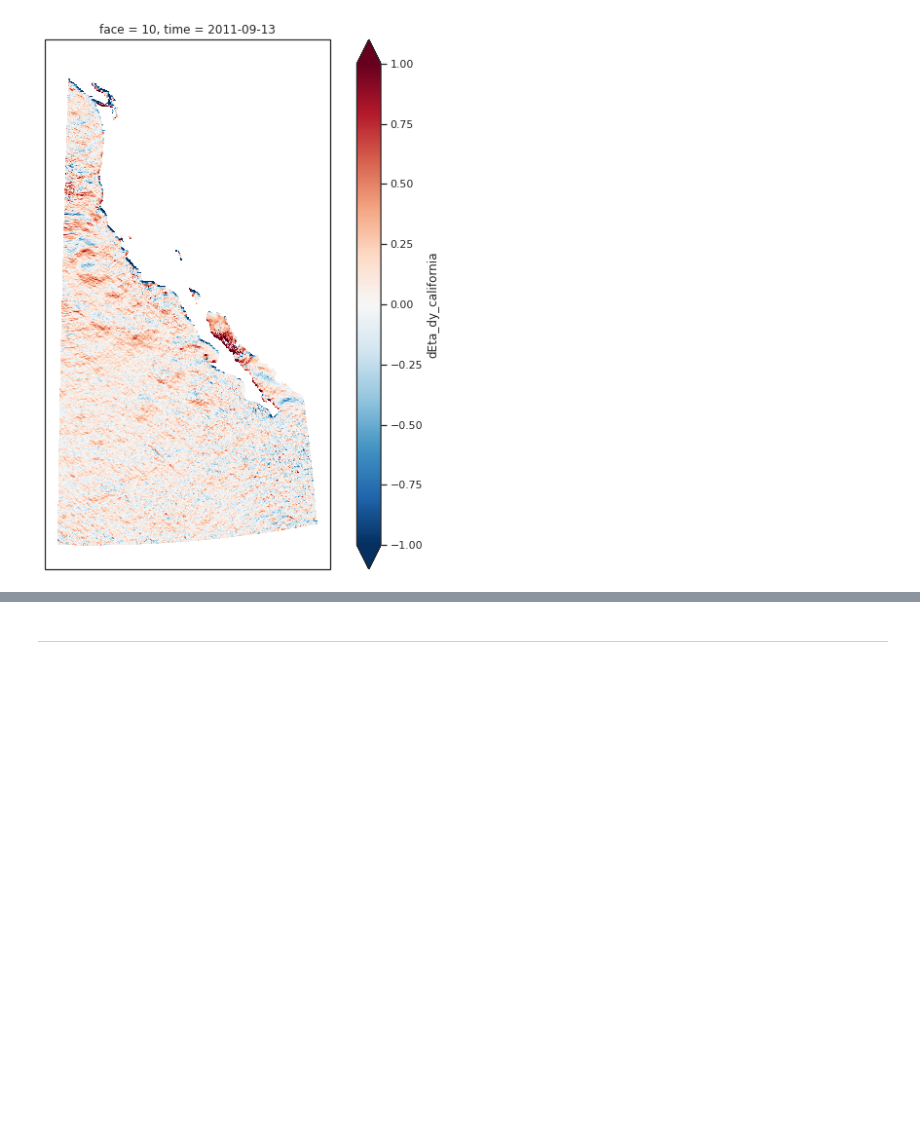
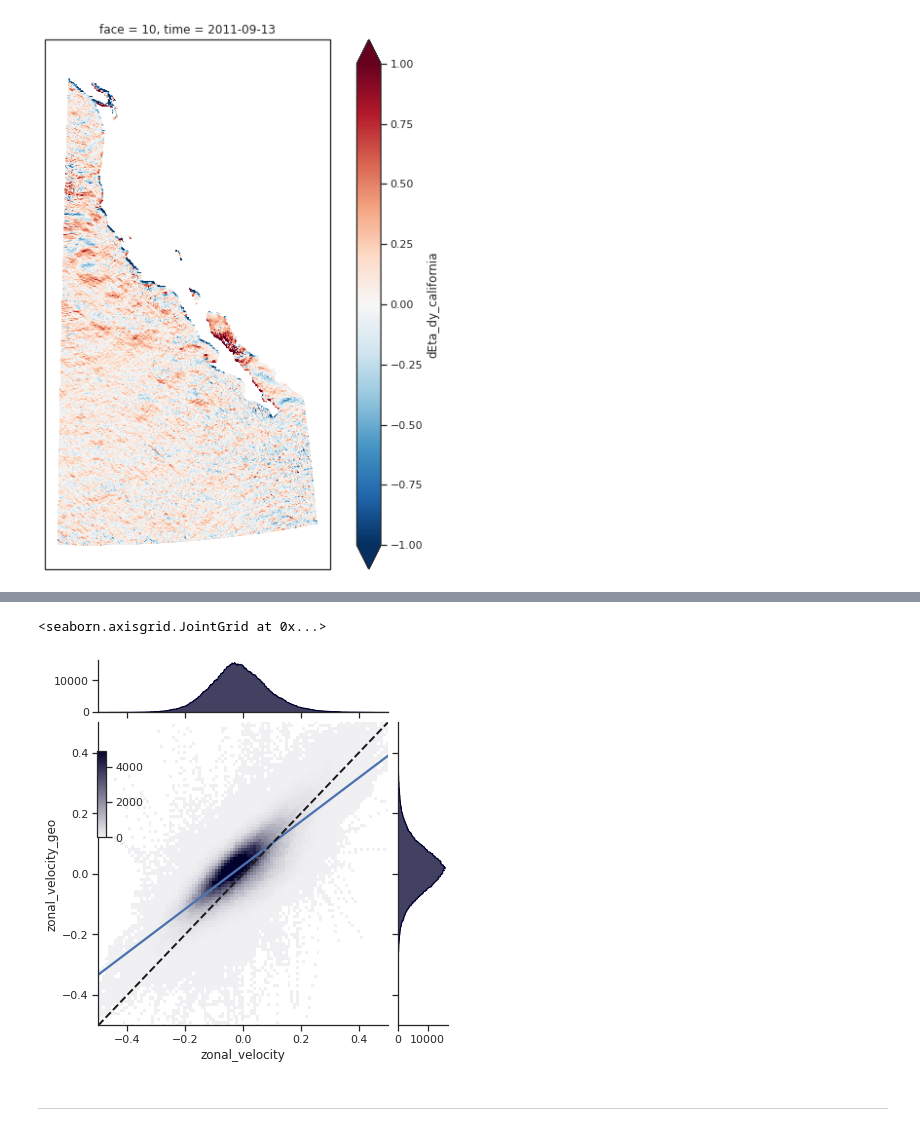
Before and after one commit to apatlpo/mit_equinox, a Jupyter notebook: calval/regional_interp.ipynb, the cells around one changed output, grey strips where cells are left out. Drawn from its saved outputs; the diff is of its cells as text; code cells hidden in the pictures; blank space fills up the shorter version.

```diff
--- a/calval/regional_interp.ipynb
+++ b/calval/regional_interp.ipynb
@@ -331,3 +371,49 @@ _ds = xr.open_zarr(os.path.join(ut.diag_dir,"dEta_dy_california.zarr")).isel(tim
+# %%
+def filter_data(x, h, hilbert=False):
+    """ Convolve an input signal with a kernel
+    Optionaly compute the Hilbert transform of the resulting time series
+    """
+    # fill blanks in time series with NaN
+    x = x.resample("1H").mean()
+    if x.index.size<3*h.size:
+        return x*np.NaN
+
+    if hilbert:
+        f = lambda x: signal.hilbert(signal.filtfilt(h, [1], x))
+    else:
+        f = lambda x: signal.filtfilt(h, [1], x)
+    return x.apply(f, axis=0)
+
+df_low = df.groupby("trajectory").apply(filter_data, h)
+# %%
+import seaborn as sns
+sns.set_theme(style="ticks")
+
+lims = (-.5, .5)
+
+_data = dict(data=df_low, x="zonal_velocity", y="zonal_velocity_geo")
+
+_g = sns.JointGrid(**_data,
+                  marginal_ticks=True,
+                  xlim=lims, ylim=lims,
+                 )
+
+# Create an inset legend for the histogram colorbar
+cax = _g.fig.add_axes([.15, .55, .02, .2])
+
+# Add the joint and marginal histogram plots
+_g.plot_joint(
+    sns.histplot,
+    binwidth = (.01, .01),
+    cmap="light:#03012d", pmax=.8, cbar=True, cbar_ax=cax
+)
+sns.regplot(**_data, ax=_g.ax_joint, scatter=False)
+_g.ax_joint.plot(lims, lims, color="k", ls="--", linewidth=2)
+
+_g.plot_marginals(sns.histplot, element="step", color="#03012d")
+# %% [output]
+<seaborn.axisgrid.JointGrid at 0x...>
+[figure, added]
 # %% [markdown]
 ---
 # %%
```
Also changed, not shown: parts of 7 cells of this notebook.
